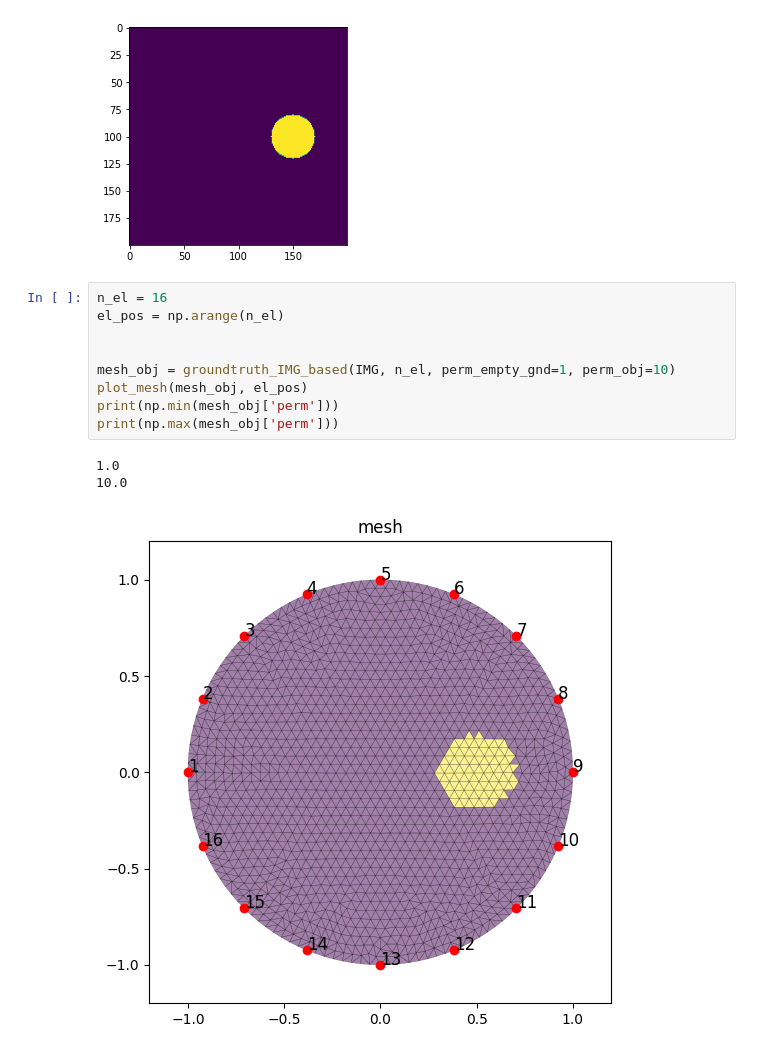
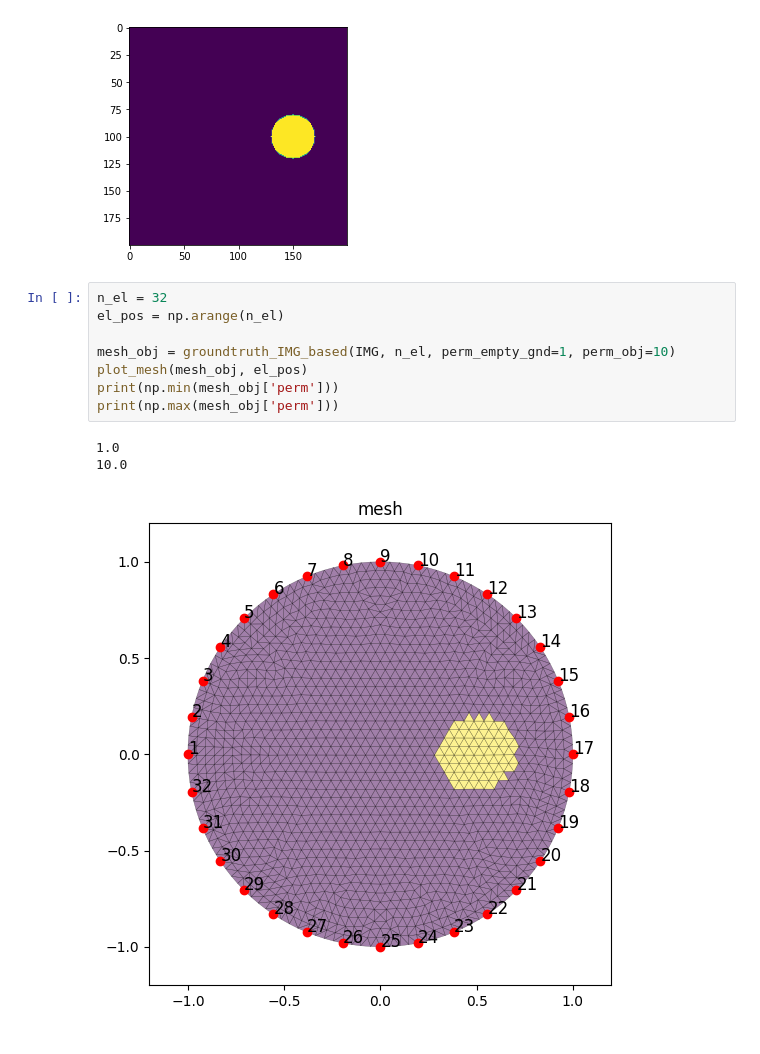
Before and after one commit to JacobTh98/pyEIT_image_wrapper, a Jupyter notebook: dev.ipynb, the cells around one changed output. Saved outputs shown, nothing was run; the diff lists cells and outputs as text.

```diff
--- a/dev.ipynb
+++ b/dev.ipynb
@@ -140,15 +140,14 @@ plt.imshow(IMG)
 <matplotlib.image.AxesImage at 0x...>
 [figure]
 # %%
-n_el = 16
+n_el = 32
 el_pos = np.arange(n_el)
-
 
 mesh_obj = groundtruth_IMG_based(IMG, n_el, perm_empty_gnd=1, perm_obj=10)
 plot_mesh(mesh_obj, el_pos)
 print(np.min(mesh_obj['perm']))
 print(np.max(mesh_obj['perm']))
 # %% [output]
 1.0
 10.0
-[figure, old version]
+[figure, new version]
```
